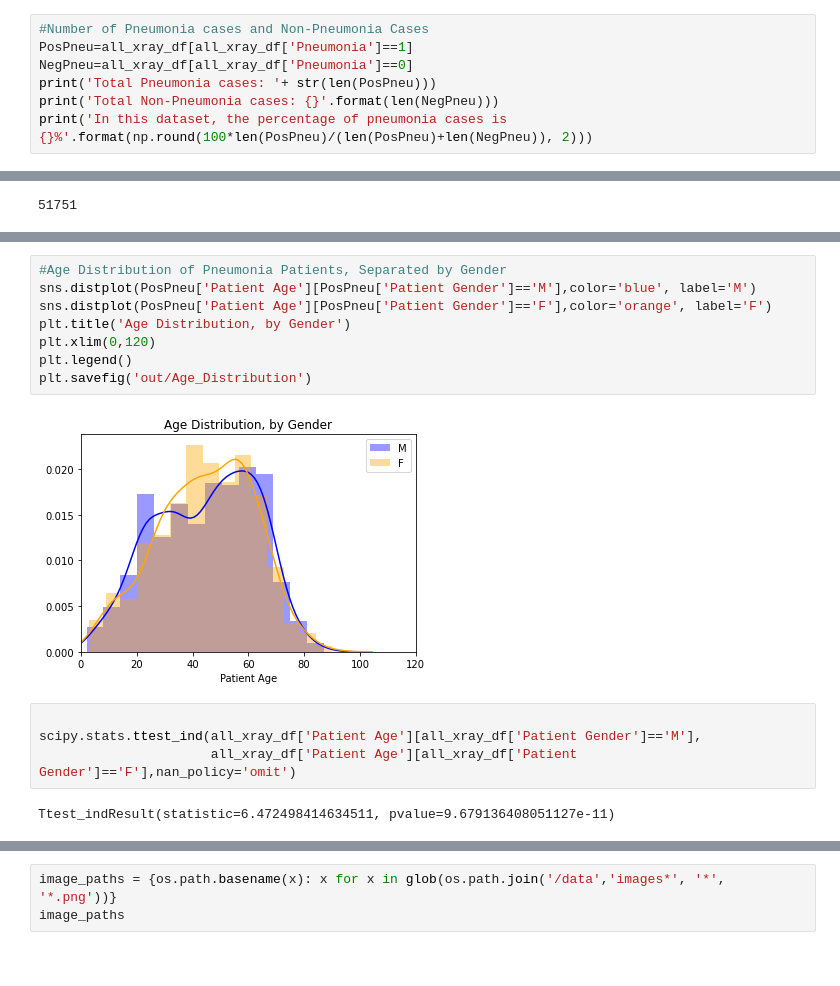
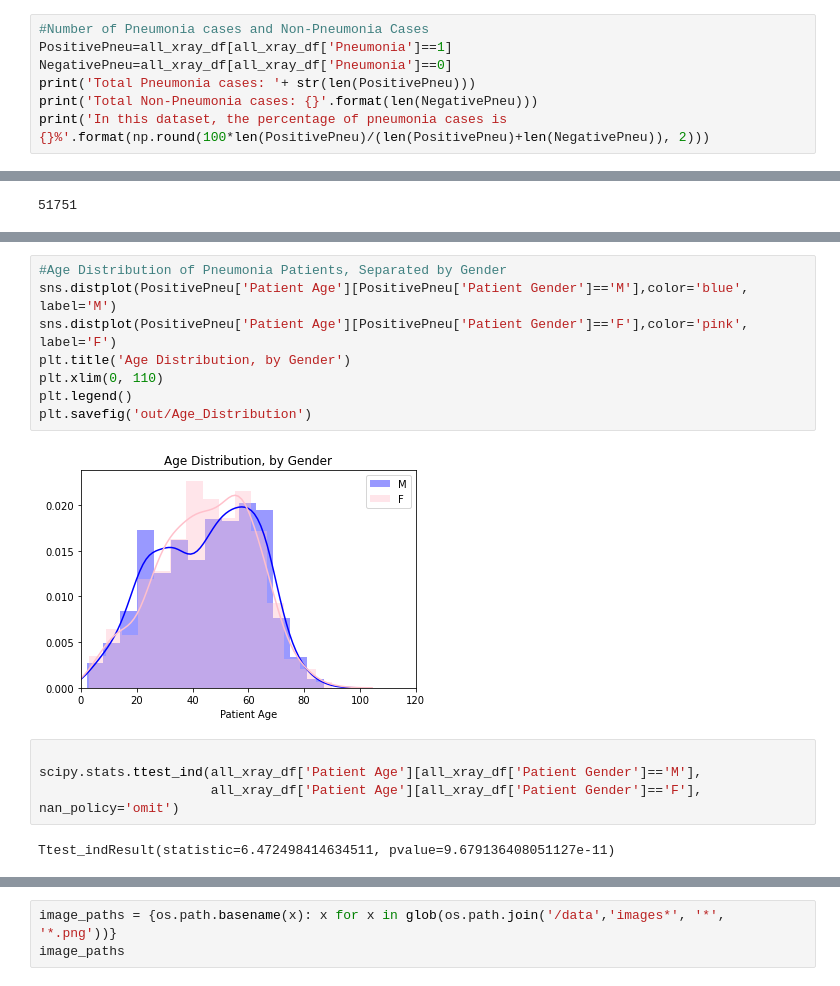
Before and after one commit to ellizzabbetth/ai-pneumonia-identification, a Jupyter notebook: EDA.ipynb, the cells around one changed output, grey strips where cells are left out. Cells and saved outputs as stored; diff of their text form.

```diff
--- a/EDA.ipynb
+++ b/EDA.ipynb
@@ -376,11 +357,11 @@ plt.show()
 [figure]
 # %%
 #Number of Pneumonia cases and Non-Pneumonia Cases
-PosPneu=all_xray_df[all_xray_df['Pneumonia']==1]
-NegPneu=all_xray_df[all_xray_df['Pneumonia']==0]
-print('Total Pneumonia cases: '+ str(len(PosPneu)))
-print('Total Non-Pneumonia cases: {}'.format(len(NegPneu)))
-print('In this dataset, the percentage of pneumonia cases is {}%'.format(np.round(100*len(PosPneu)/(len(PosPneu)+len(NegPneu)), 2)))
+PositivePneu=all_xray_df[all_xray_df['Pneumonia']==1]
+NegativePneu=all_xray_df[all_xray_df['Pneumonia']==0]
+print('Total Pneumonia cases: '+ str(len(PositivePneu)))
+print('Total Non-Pneumonia cases: {}'.format(len(NegativePneu)))
+print('In this dataset, the percentage of pneumonia cases is {}%'.format(np.round(100*len(PositivePneu)/(len(PositivePneu)+len(NegativePneu)), 2)))
 # %% [output]
 Total Pneumonia cases: 1430
 Total Non-Pneumonia cases: 110674
@@ -466,18 +447,18 @@ plt.xlim(0,120)
 [figure]
 # %%
 #Age Distribution of Pneumonia Patients, Separated by Gender
-sns.distplot(PosPneu['Patient Age'][PosPneu['Patient Gender']=='M'],color='blue', label='M')
-sns.distplot(PosPneu['Patient Age'][PosPneu['Patient Gender']=='F'],color='orange', label='F')
+sns.distplot(PositivePneu['Patient Age'][PositivePneu['Patient Gender']=='M'],color='blue', label='M')
+sns.distplot(PositivePneu['Patient Age'][PositivePneu['Patient Gender']=='F'],color='pink', label='F')
 plt.title('Age Distribution, by Gender')
-plt.xlim(0,120)
+plt.xlim(0, 110)
 plt.legend()
 plt.savefig('out/Age_Distribution')
 # %% [output]
-[figure, old version]
+[figure, new version]
 # %%
 
 scipy.stats.ttest_ind(all_xray_df['Patient Age'][all_xray_df['Patient Gender']=='M'],
-                      all_xray_df['Patient Age'][all_xray_df['Patient Gender']=='F'],nan_policy='omit')
+                      all_xray_df['Patient Age'][all_xray_df['Patient Gender']=='F'], nan_policy='omit')
 # %% [output]
 Ttest_indResult(statistic=6.472498414634511, pvalue=9.679136408051127e-11)
 # %%
```
Also changed, not shown: parts of 36 cells of this notebook, 6 other files.
